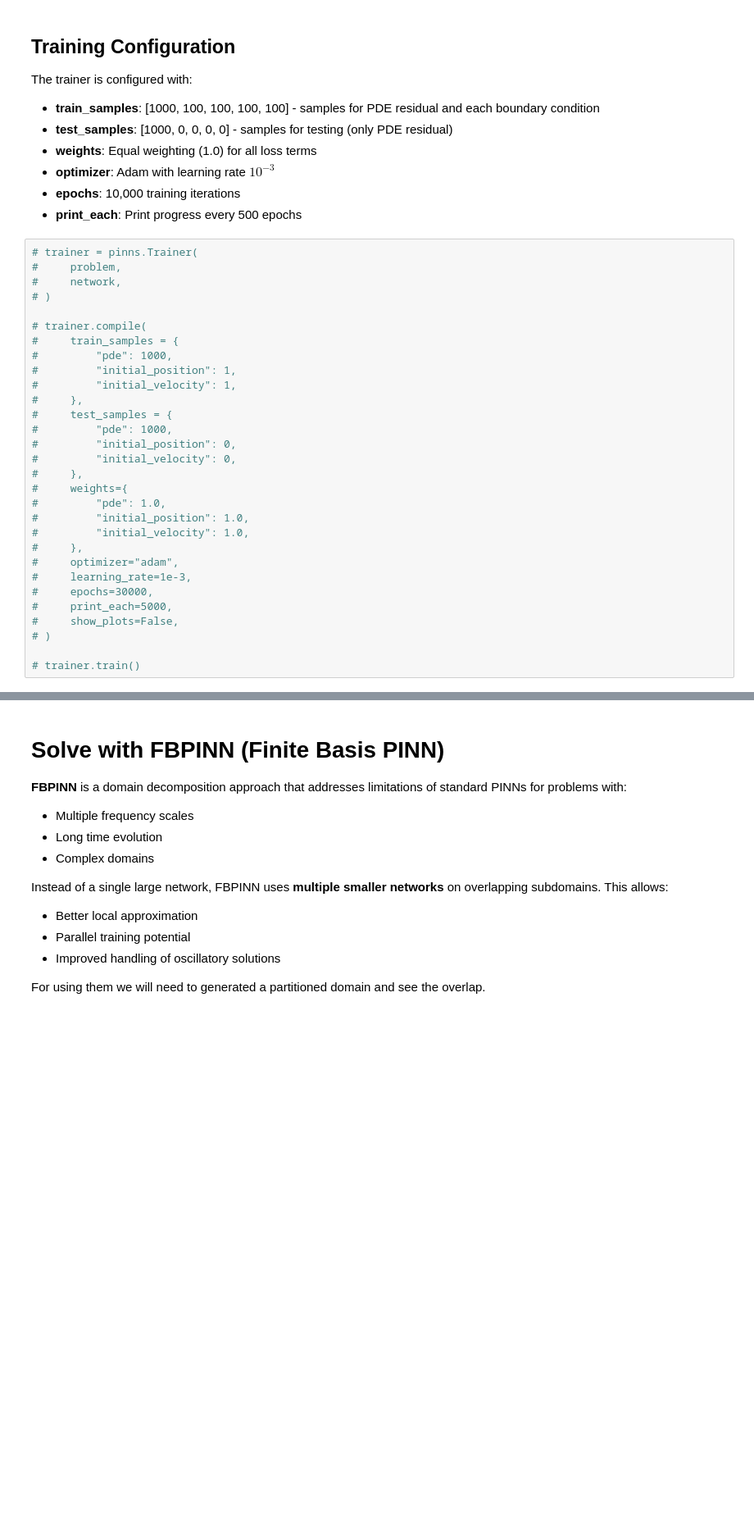
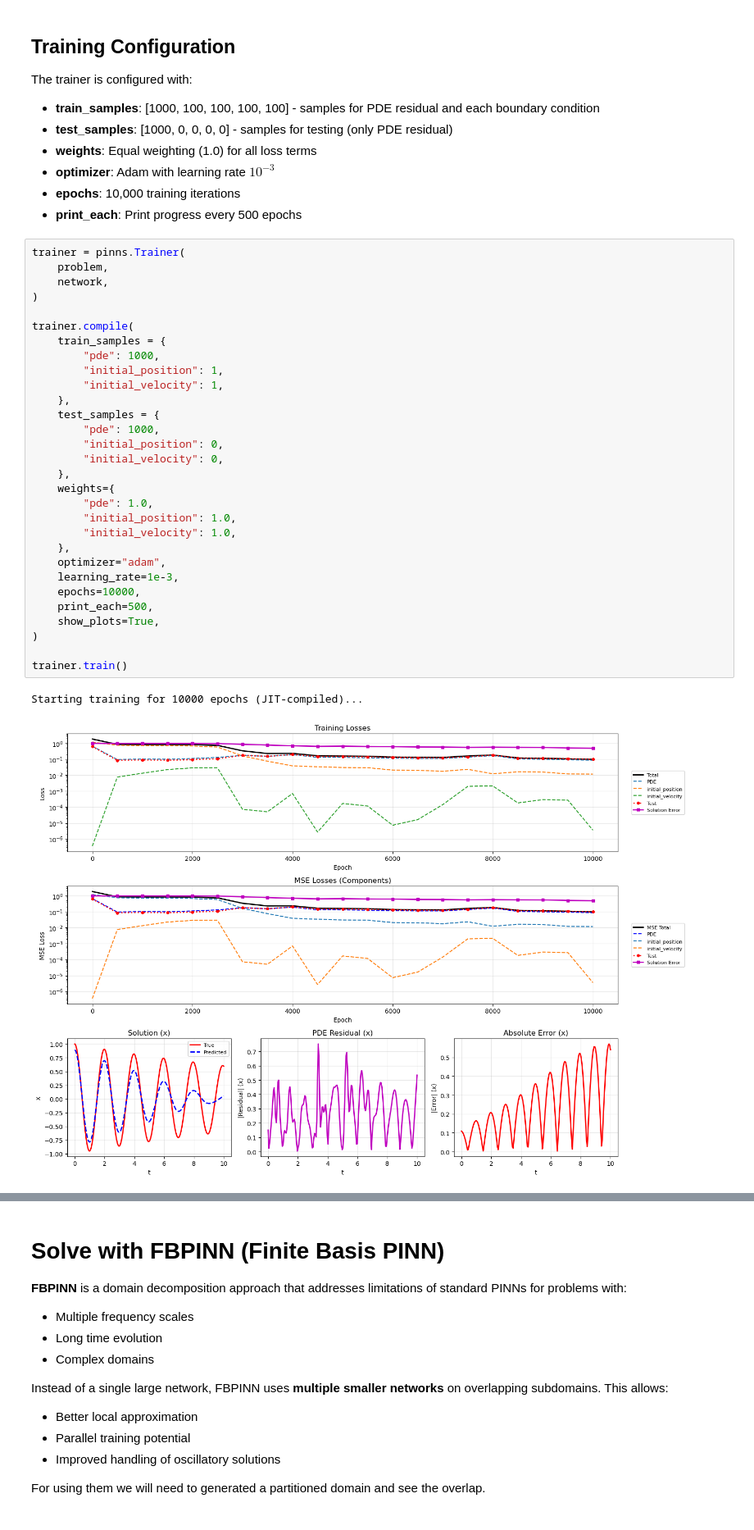
Before and after one commit to gatocor/pinn_models, a Jupyter notebook: examples/1D_overdamped_oscillator.ipynb, the cells around one changed output, grey strips where cells are left out. Shown at 82% size. Drawn from its saved outputs; the diff is of its cells as text; blank space fills up the shorter version.

```diff
--- a/examples/1D_overdamped_oscillator.ipynb
+++ b/examples/1D_overdamped_oscillator.ipynb
@@ -207,32 +207,35 @@ The trainer is configured with:
 - **epochs**: 10,000 training iterations
 - **print_each**: Print progress every 500 epochs
 # %%
-# trainer = pinns.Trainer(
-#     problem,
-#     network,
-# )
+trainer = pinns.Trainer(
+    problem,
+    network,
+)
 
-# trainer.compile(
-#     train_samples = {
-#         "pde": 1000,
-#         "initial_position": 1,
-#         "initial_velocity": 1,
-#     },
-#     test_samples = {
-#         "pde": 1000,
-#         "initial_position": 0,
-#         "initial_velocity": 0,
-#     },
-#     weights={
-#         "pde": 1.0,
-#         "initial_position": 1.0,
-#         "initial_velocity": 1.0,
-#     },
-#     optimizer="adam",
-#     learning_rate=1e-3,
-#     epochs=30000,
-#     print_each=5000,
-#     show_plots=False,
-# )
+trainer.compile(
+    train_samples = {
+        "pde": 1000,
+        "initial_position": 1,
+        "initial_velocity": 1,
+    },
+    test_samples = {
+        "pde": 1000,
+        "initial_position": 0,
+        "initial_velocity": 0,
+    },
+    weights={
+        "pde": 1.0,
+        "initial_position": 1.0,
+        "initial_velocity": 1.0,
+    },
+    optimizer="adam",
+    learning_rate=1e-3,
+    epochs=10000,
+    print_each=500,
+    show_plots=True,
+)
 
-# trainer.train()
+trainer.train()
+# %% [output]
+Starting training for 10000 epochs (JIT-compiled)...
+[figure, added]
```
Also changed, not shown: parts of 6 cells of this notebook, 9 other files.
